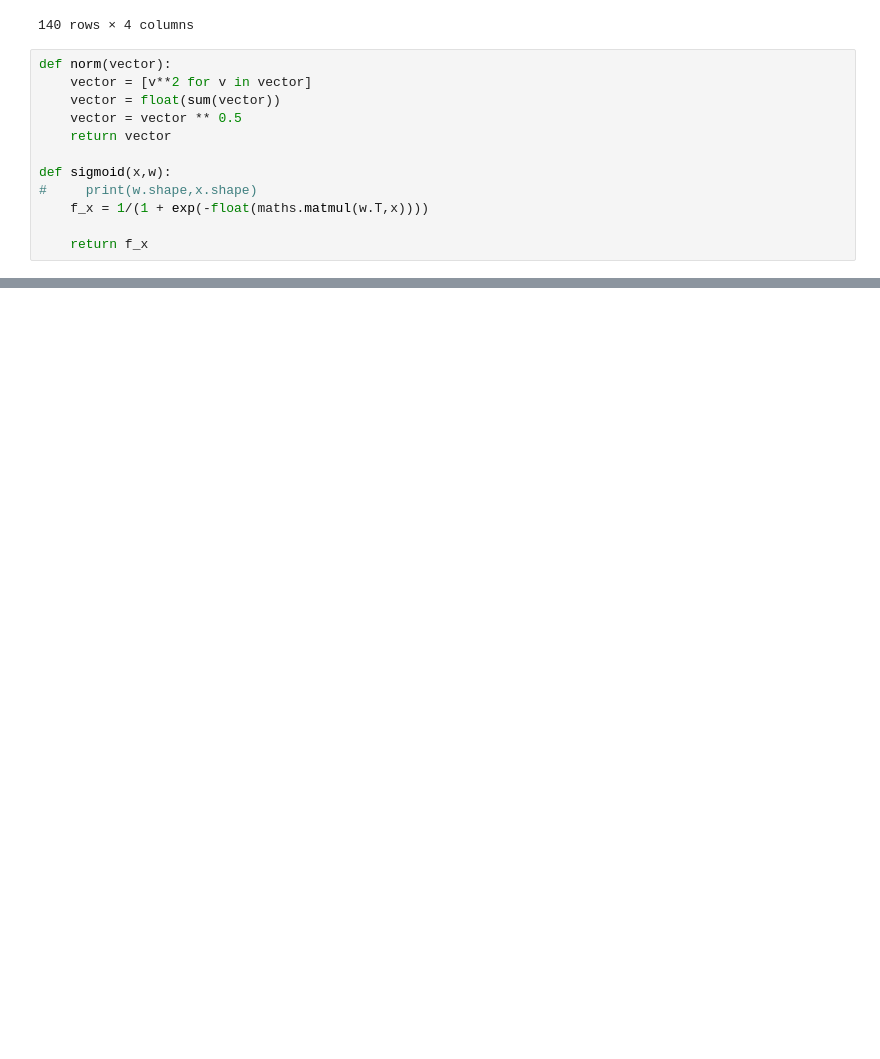
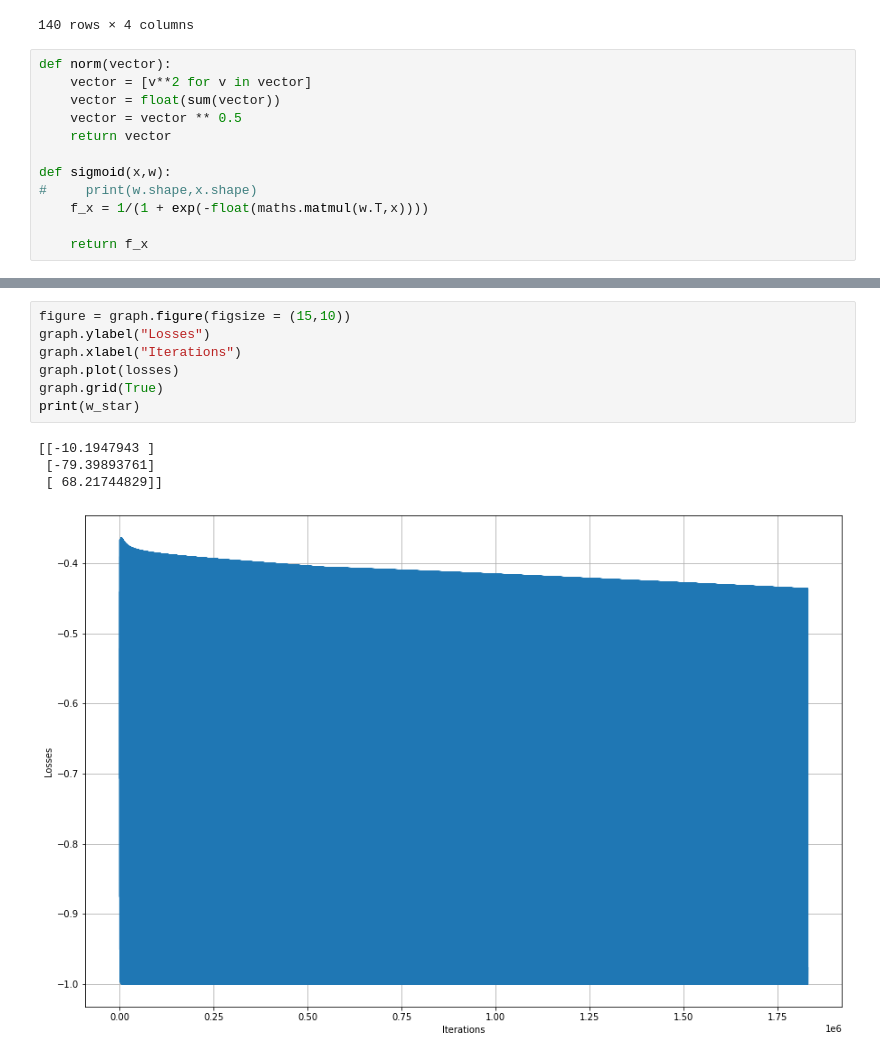
Before and after one commit to Ashirbad-Sarangi/logistic_regression, a Jupyter notebook: codes/logistic_regression.ipynb, the cells around one changed output, grey strips where cells are left out. Saved outputs shown, nothing was run; the diff lists cells and outputs as text; blank space fills up the shorter version.

```diff
--- a/codes/logistic_regression.ipynb
+++ b/codes/logistic_regression.ipynb
@@ -117,0 +138,12 @@ print(w_star)
+# %%
+figure = graph.figure(figsize = (15,10))
+graph.ylabel("Losses")
+graph.xlabel("Iterations")
+graph.plot(losses)
+graph.grid(True)
+print(w_star)
+# %% [output]
+[[-10.1947943 ]
+ [-79.39893761]
+ [ 68.21744829]]
+[figure, added]
```
Also changed, not shown: parts of 7 cells of this notebook, 1 other file.
